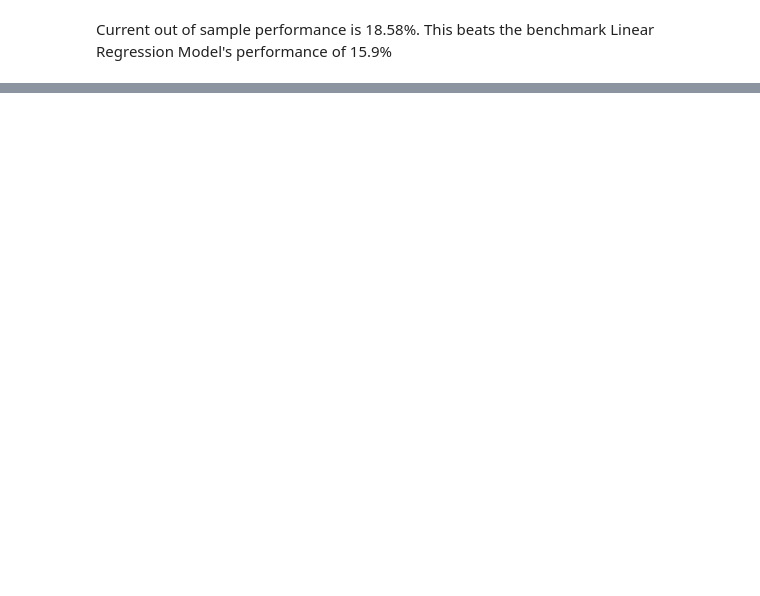
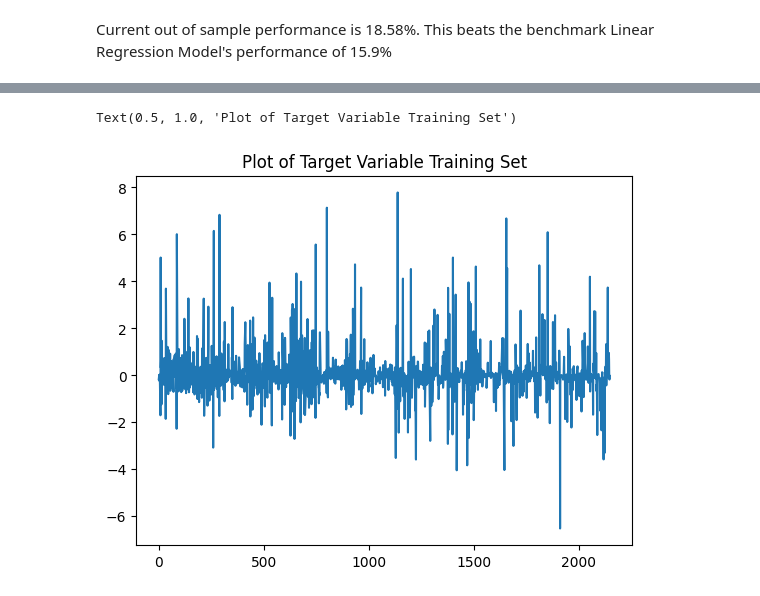
Before and after one commit to talhajamal11/QRT---Electricity-Prices---2023, a Jupyter notebook: src/main.ipynb, the cells around one changed output, grey strips where cells are left out. Saved outputs shown, nothing was run; the diff lists cells and outputs as text; code cells hidden in the pictures; blank space fills up the shorter version.

```diff
--- a/src/main.ipynb
+++ b/src/main.ipynb
@@ -206,0 +356,7 @@ plt.show()
+# %%
+y = y.sort_index()
+plt.plot(y['TARGET'])
+plt.title('Plot of Target Variable Training Set')
+# %% [output]
+Text(0.5, 1.0, 'Plot of Target Variable Training Set')
+[figure, added]
```
Also changed, not shown: parts of 17 cells of this notebook, 4 other files.
